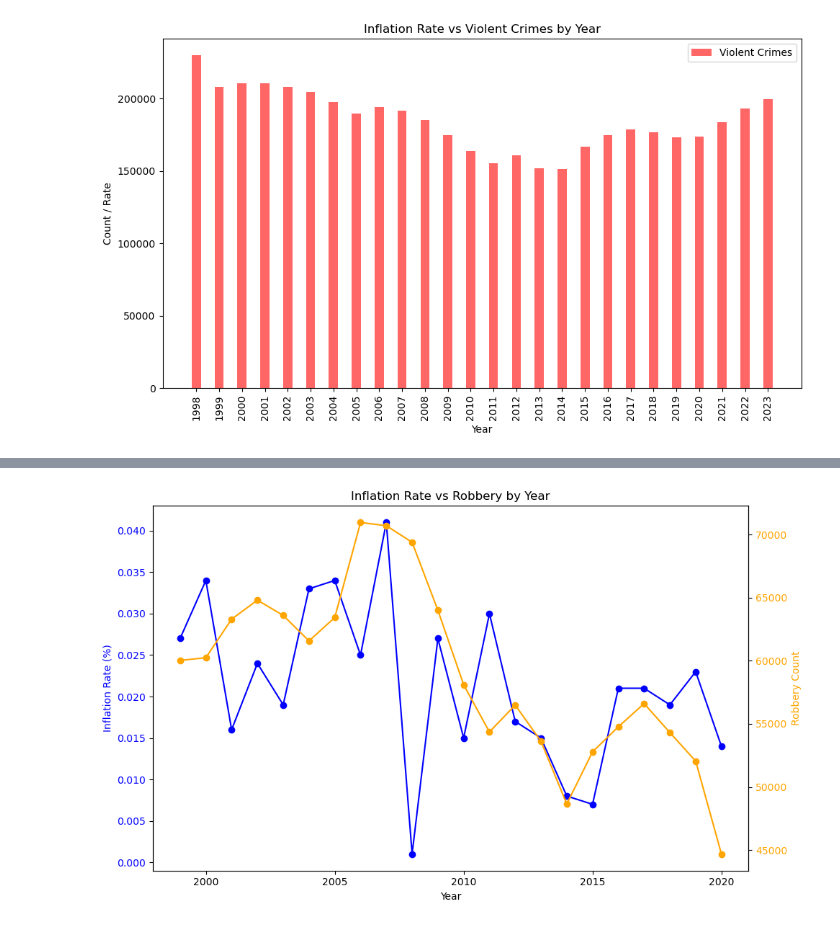
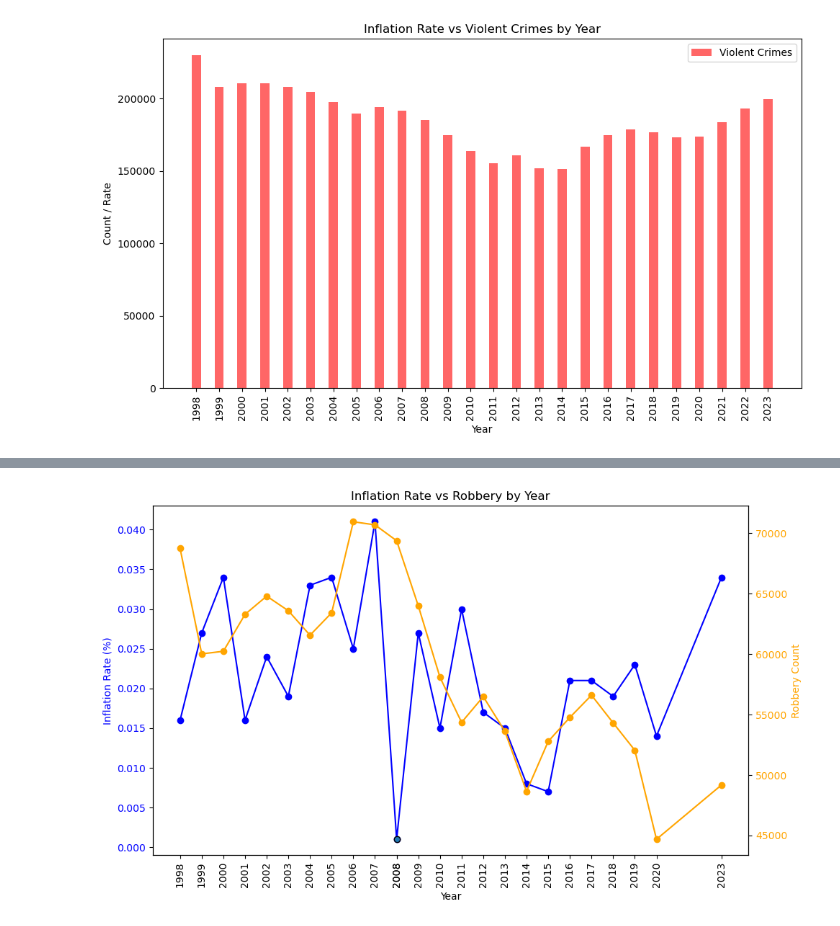
Before and after one commit to EdGonz44/Crime-Chronicles-Inflation-in-the-Golden-State, a Jupyter notebook: group_project/VisualizationData.ipynb, the cells around one changed output, grey strips where cells are left out. Drawn from its saved outputs; the diff is of its cells as text; code cells hidden in the pictures.

```diff
--- a/group_project/VisualizationData.ipynb
+++ b/group_project/VisualizationData.ipynb
@@ -127,5 +292,5 @@ df['Violent_Crimes'] = df['Violent_Crimes'].str.replace(',', '').astype(int)
 # %%
-df['Robbery'] = df['Robbery'].str.replace(',', '').astype(int)
+# df['Robbery'] = df['Robbery'].str.replace(',', '').astype(int)
 # %%
 # Plotting
 plt.figure(figsize=(10, 6))
@@ -147,3 +312,11 @@ plt.tight_layout()
 plt.show()
 # %% [output]
 [figure]
+# %%
+filtered_df = df[(df['Year'] != 2021) & (df['Year'] != 2022) & (df['Year'] >= 1998) & (df['Year'] <= 2023)]
+
+filtered_df.head()
+
+# filtered_df = df[(df['Year'] >= 1998) & (df['Year'] <= 2023)]
+
+# filtered_df.head()
@@ -252,4 +438,0 @@ plt.show()
-# %%
-filtered_df = df[(df['Year'] >= 1999) & (df['Year'] <= 2020)]
-
-filtered_df.head()
@@ -283,7 +464,15 @@ ax2.set_ylabel('Robbery Count', color='orange')
 ax2.tick_params(axis='y', labelcolor='orange')
 
 # Set x ticks to be the years
-plt.xticks(rotation=90)
+ax1.set_xticks(filtered_df['Year'])
+ax1.set_xticklabels(filtered_df['Year'], rotation=90)
+omitted_year = 2008
+omitted_inflation_rate = .001
+ax1.scatter(omitted_year, omitted_inflation_rate, color='tab:blue', edgecolor='black', zorder=5)
+xticks = list(filtered_df['Year']) + [omitted_year]
+xtick_labels = [str(year) if year != 2008 else '2008 (Omitted)' for year in xticks]
+ax1.set_xticks(xticks)
+ax1.set_xticklabels(xtick_labels)
 
 # Display the plot
 fig.tight_layout()
@@ -293,29 +482,38 @@ plt.show()
 # %%
 # Plotting
 fig, ax1 = plt.subplots(figsize=(10, 6))
 
 # Plotting the first line plot (Inflation Rate)
 ax1.plot(filtered_df['Year'], filtered_df['Inflation_Rate'], label='Inflation Rate', color='blue', marker='o')
 
 # Adding labels and title for the first plot
 ax1.set_xlabel('Year')
 ax1.set_ylabel('Inflation Rate (%)', color='blue')
 ax1.tick_params(axis='y', labelcolor='blue')
 ax1.set_title('Inflation Rate vs Robbery by Year')
 
 # Creating the second y-axis for Robbery
 ax2 = ax1.twinx()
 ax2.plot(filtered_df['Year'], filtered_df['Robbery'], label='Robbery', color='orange', marker='o')
 
 # Adding labels and title for the second plot
 ax2.set_ylabel('Robbery Count', color='orange')
 ax2.tick_params(axis='y', labelcolor='orange')
 
 # Set x ticks to be the years
-plt.xticks(rotation="vertical", rotation_mode="anchor", ha="right", wrap=True)
+ax1.set_xticks(filtered_df['Year'])
+ax1.set_xticklabels(filtered_df['Year'], rotation=90)
+
+omitted_year = 2008
+omitted_inflation_rate = .001
+ax1.scatter(omitted_year, omitted_inflation_rate, color='tab:blue', edgecolor='black', zorder=5)
+xticks = list(filtered_df['Year']) + [omitted_year]
+# xtick_labels = [str(year) if year != 2008 else '2008' for year in xticks]
+ax1.set_xticks(xticks)
+ax1.set_xticklabels(xtick_labels)
 
 # Display the plot
 fig.tight_layout()
 plt.show()
 # %% [output]
-[figure, old version]
+[figure, new version]
```
Also changed, not shown: parts of 28 cells of this notebook, 2 other files.
